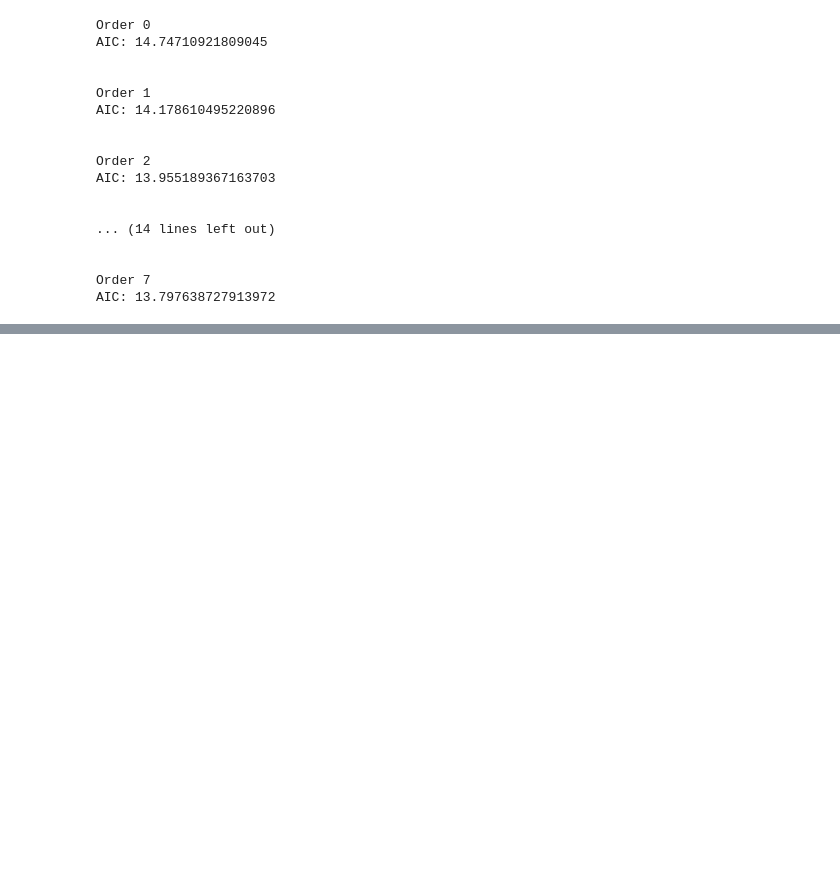
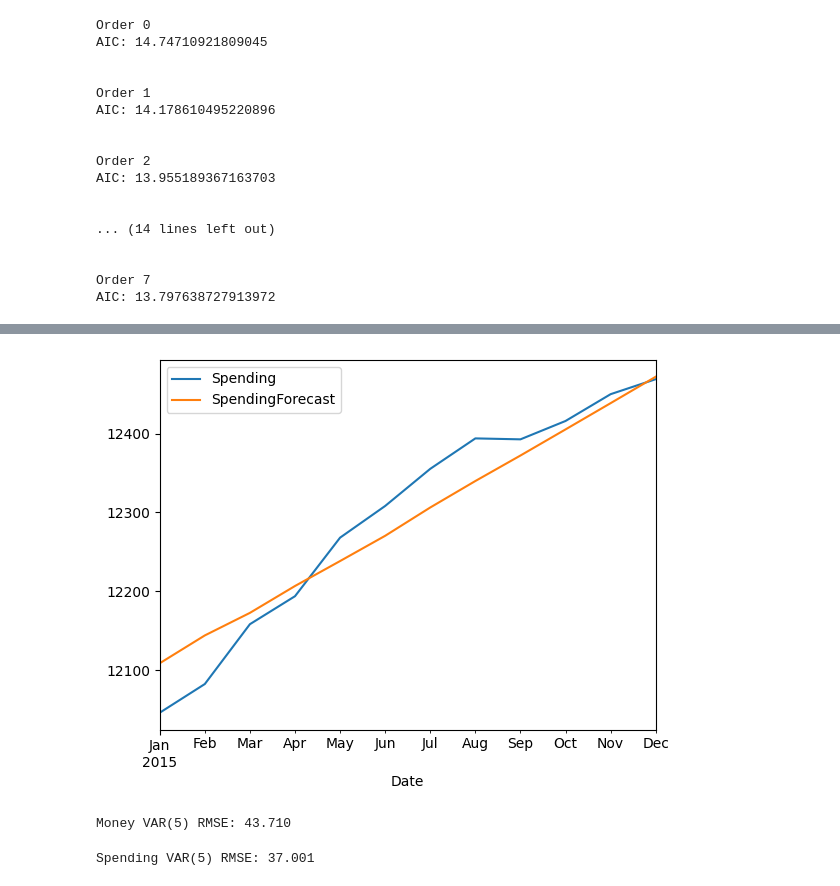
Before and after one commit to kkh975/class-time-analysis, a Jupyter notebook: ch08_9.ipynb, the cells around one changed output, grey strips where cells are left out. Saved outputs shown, nothing was run; the diff lists cells and outputs as text; code cells hidden in the pictures; blank space fills up the shorter version.

```diff
--- a/ch08_9.ipynb
+++ b/ch08_9.ipynb
@@ -270,0 +372,15 @@ Spending   -0.267934  1.000000
+# %%
+df['Spending'][-nobs:].plot(legend=True).autoscale(axis='x',tight=True)
+df_forecast['SpendingForecast'].plot(legend=True);
+# %% [output]
+[figure, added]
+# %%
+RMSE1 = rmse(df['Money'][-nobs:], df_forecast['MoneyForecast'])
+print(f'Money VAR(5) RMSE: {RMSE1:.3f}')
+# %% [output]
+Money VAR(5) RMSE: 43.710
+# %%
+RMSE2 = rmse(df['Spending'][-nobs:], df_forecast['SpendingForecast'])
+print(f'Spending VAR(5) RMSE: {RMSE2:.3f}')
+# %% [output]
+Spending VAR(5) RMSE: 37.001
```
Also changed, not shown: parts of 13 cells of this notebook.
